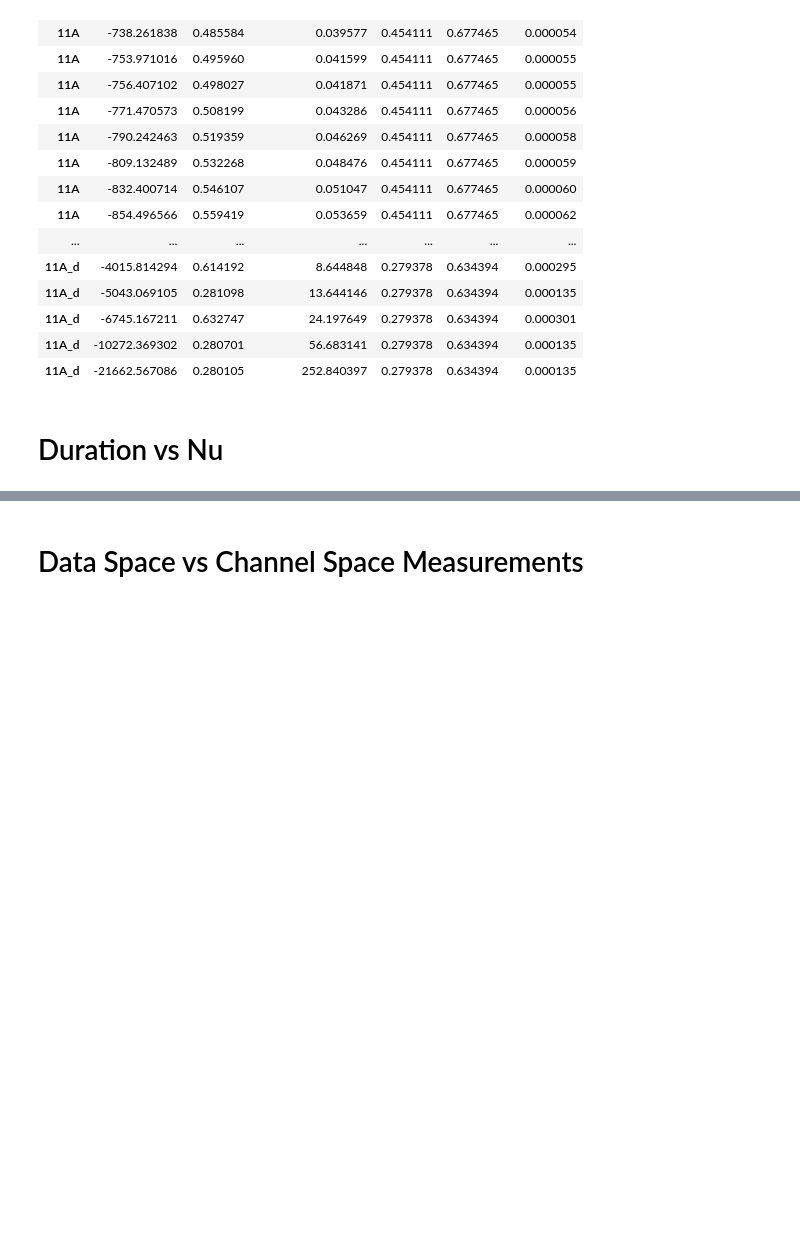
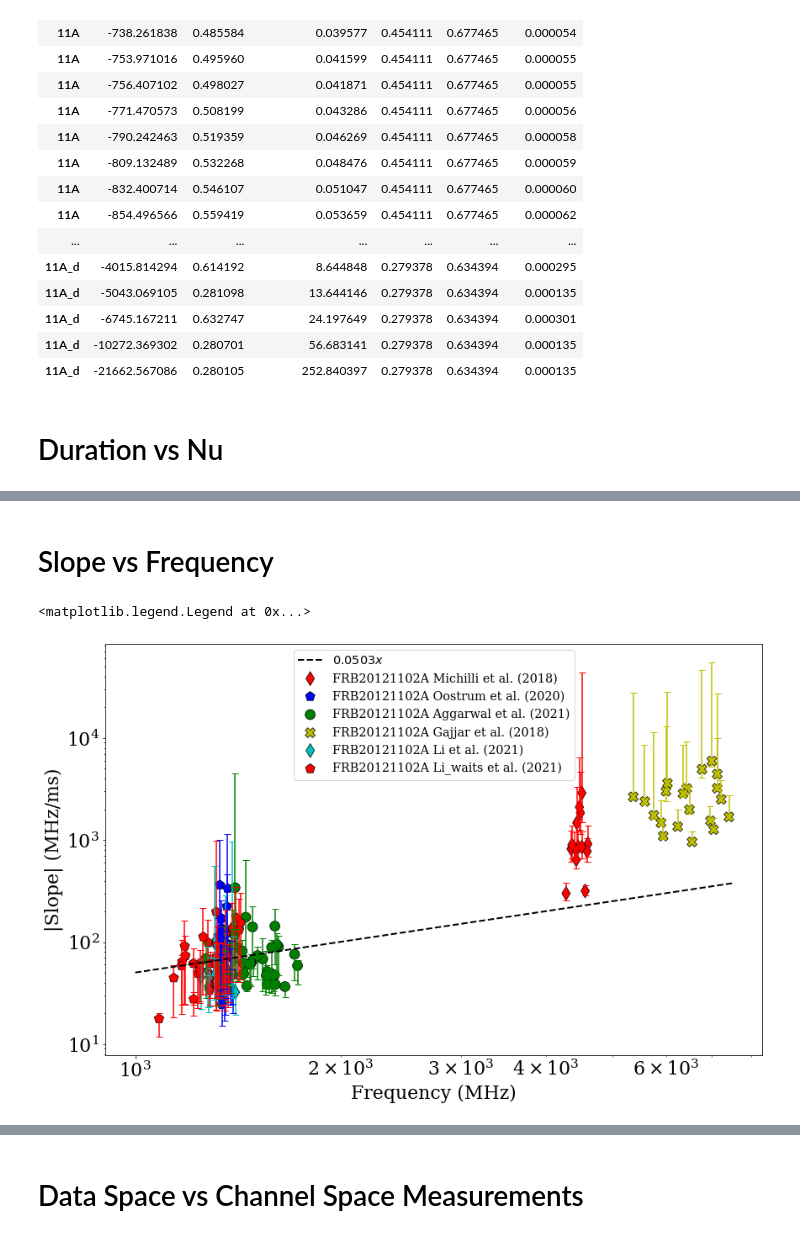
Before and after one commit to mef51/frbgui, a Jupyter notebook: PaperFigures.ipynb, the cells around one changed output, grey strips where cells are left out. Cells and saved outputs as stored; diff of their text form; code cells hidden in the pictures; blank space fills up the shorter version.

```diff
--- a/PaperFigures.ipynb
+++ b/PaperFigures.ipynb
@@ -677,0 +735,15 @@ ax = plotframes(frames, 'center_f', 'tau_w_ms', xlabel="Frequency (MHz)", ylabel
+# %% [markdown]
+# Slope vs Frequency
+# %%
+# eq 1: slope = - A*nuobs / tw
+eslope = lambda frame: [np.array([frame['slope_abs'] - frame['lim_slope_min'], frame['lim_slope_max'] - frame['slope_abs']])]
+ax = plotframes(frames, 'center_f', 'slope_abs', xlabel="Frequency (MHz)", ylabel="|Slope| (MHz/ms)", logscale=True, yerrf=eslope)
+
+ey = eslope(frame)
+sigma = (frame['slope_abs'] + (ey[0][0]+ey[0][1])/2) / frame['slope_abs']
+popt, pcov = scipy.optimize.curve_fit(lambda x, a: a*x, (frame['center_f']), (frame['slope_abs']), sigma=sigma, absolute_sigma=True)
+ax.plot(x, (popt[0])*x, 'k', linestyle='--', lw=2, label=f'${{{popt[0]:.4f}}} x$')
+ax.legend(fontsize='x-large')
+# %% [output]
+<matplotlib.legend.Legend at 0x...>
+[figure, added]
```
Also changed, not shown: parts of 11 cells of this notebook.
